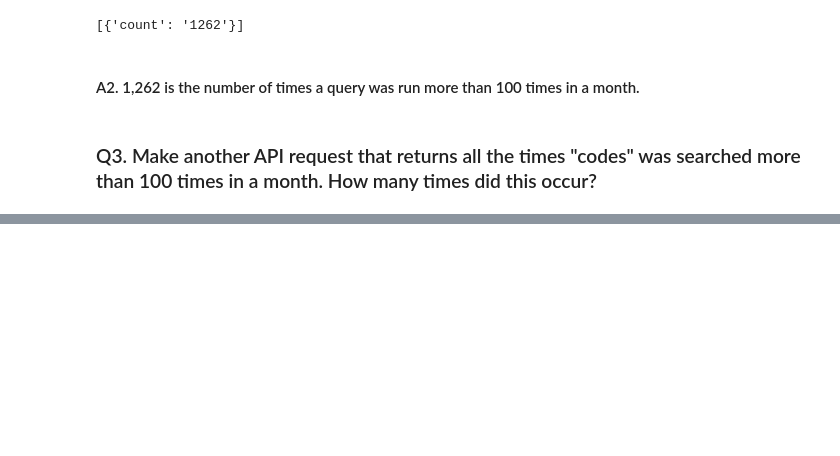
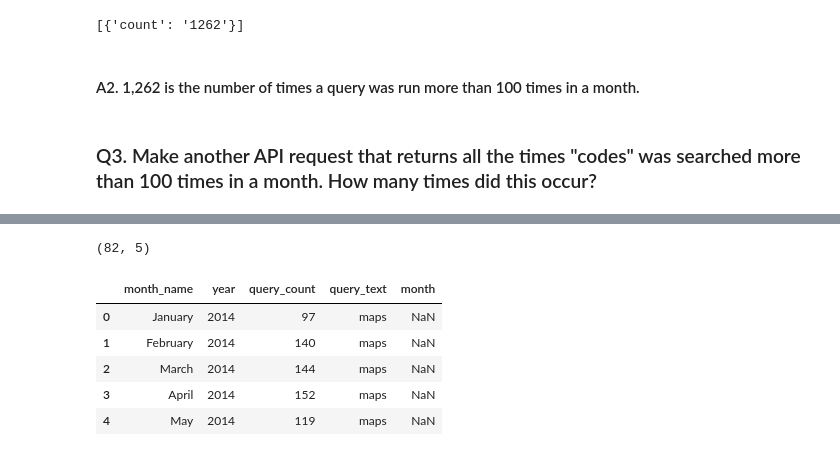
Before and after one commit to NSS-Data-Analytics-Cohort-6/socrata-api-jmdrumright, a Jupyter notebook: notebooks/socrata_api_jd.ipynb, the cells around one changed output, grey strips where cells are left out. Saved outputs shown, nothing was run; the diff lists cells and outputs as text; code cells hidden in the pictures; blank space fills up the shorter version.

```diff
--- a/notebooks/socrata_api_jd.ipynb
+++ b/notebooks/socrata_api_jd.ipynb
@@ -149,0 +192,19 @@ len(over100_codes_count)
+# %%
+# Same as above but with query_text=maps
+# https://stackoverflow.com/questions/59529516/import-all-rows-from-dataset-using-soda-api-python
+endpoint = 'https://data.nashville.gov/resource/fuaa-r5cm.json?query_text=maps&$limit=50000'
+response = requests.get(endpoint)
+maps = response.json()
+df = pd.DataFrame(maps)
+print(df.shape)
+# %% [output]
+(82, 5)
+# %%
+df.head()
+# %% [output]
+|  | month_name | year | query_count | query_text | month |
+| 0 | January | 2014 | 97 | maps | NaN |
+| 1 | February | 2014 | 140 | maps | NaN |
+| 2 | March | 2014 | 144 | maps | NaN |
+| 3 | April | 2014 | 152 | maps | NaN |
+| 4 | May | 2014 | 119 | maps | NaN |
```
Also changed, not shown: parts of 21 cells of this notebook.
